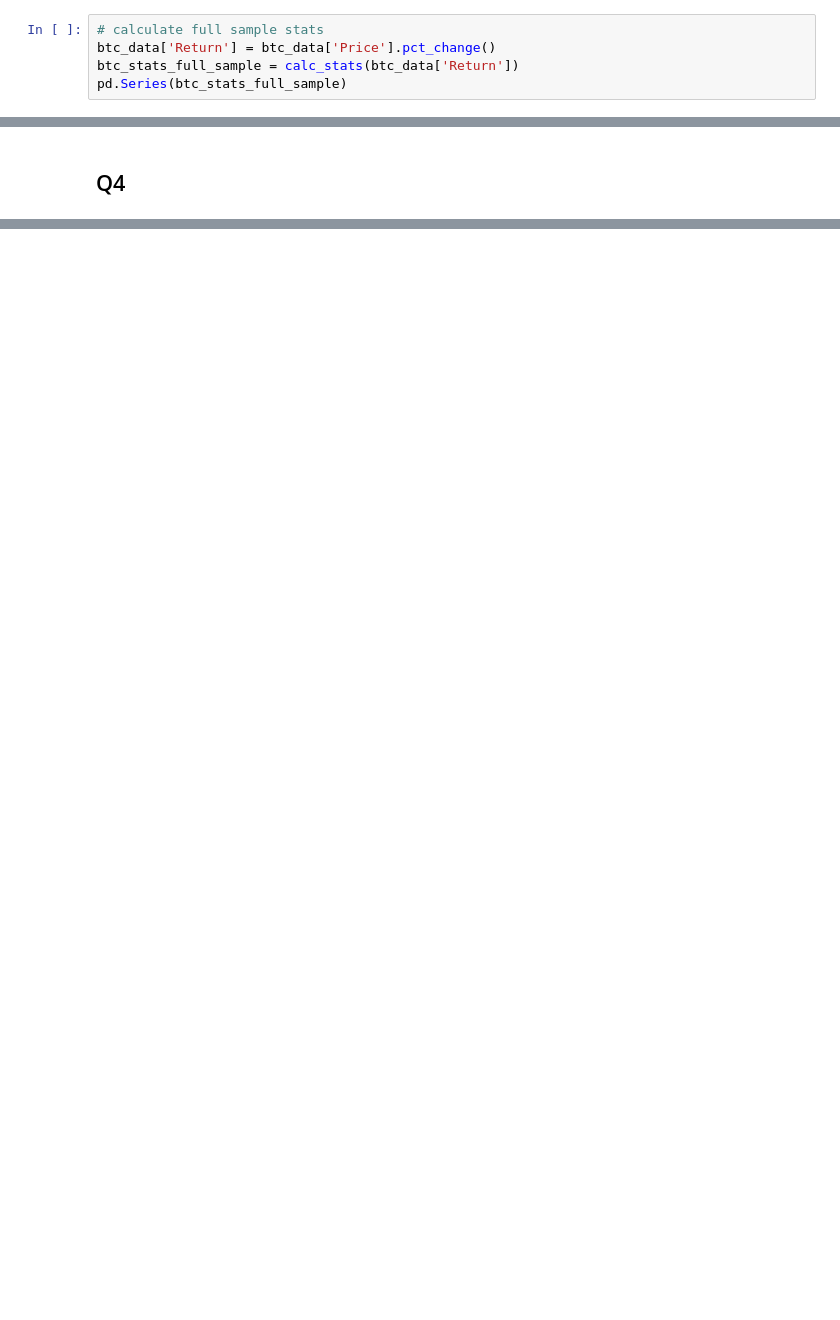
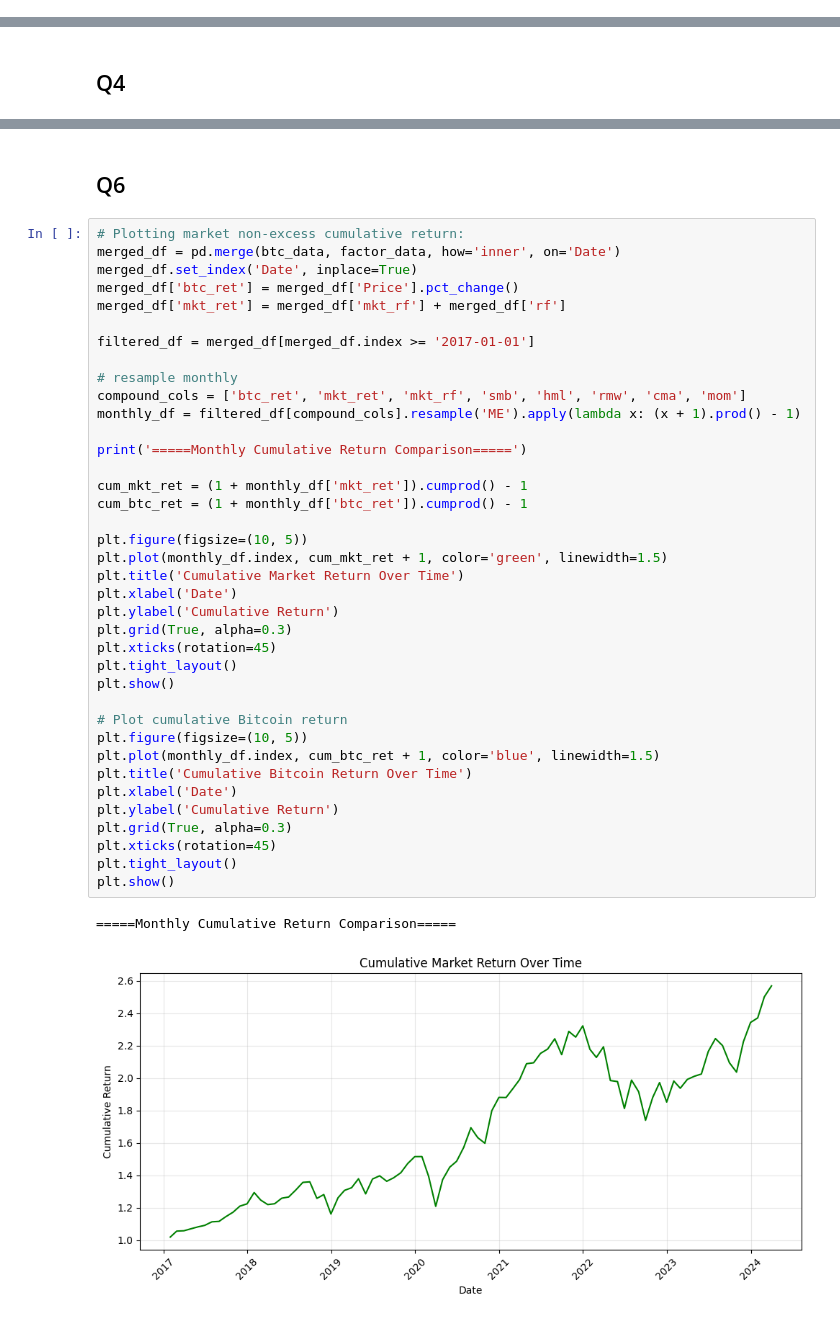
Before and after one commit to yeyechen/HKU-MFIN7037-QT, a Jupyter notebook: coursework_1.ipynb, the cells around one changed output, grey strips where cells are left out. Saved outputs shown, nothing was run; the diff lists cells and outputs as text; blank space fills up the shorter version.

```diff
--- a/coursework_1.ipynb
+++ b/coursework_1.ipynb
@@ -114,8 +94,3 @@ def calc_stats(returns: pd.Series, periods_per_year=252) -> dict:
     'percentile_50': percentiles.get(0.5),
     'percentile_90': percentiles.get(0.9)
   }
-# %%
-# calculate full sample stats
-btc_data['Return'] = btc_data['Price'].pct_change()
-btc_stats_full_sample = calc_stats(btc_data['Return'])
-pd.Series(btc_stats_full_sample)
@@ -331,0 +332,43 @@ Notes:
+# %% [markdown]
+## Q6
+# %%
+# Plotting market non-excess cumulative return:
+merged_df = pd.merge(btc_data, factor_data, how='inner', on='Date')
+merged_df.set_index('Date', inplace=True)
+merged_df['btc_ret'] = merged_df['Price'].pct_change()
+merged_df['mkt_ret'] = merged_df['mkt_rf'] + merged_df['rf']
+
+filtered_df = merged_df[merged_df.index >= '2017-01-01']
+
+# resample monthly
+compound_cols = ['btc_ret', 'mkt_ret', 'mkt_rf', 'smb', 'hml', 'rmw', 'cma', 'mom']
+monthly_df = filtered_df[compound_cols].resample('ME').apply(lambda x: (x + 1).prod() - 1)
+
+print('=====Monthly Cumulative Return Comparison=====')
+
+cum_mkt_ret = (1 + monthly_df['mkt_ret']).cumprod() - 1
+cum_btc_ret = (1 + monthly_df['btc_ret']).cumprod() - 1
+
+plt.figure(figsize=(10, 5))
+plt.plot(monthly_df.index, cum_mkt_ret + 1, color='green', linewidth=1.5)
+plt.title('Cumulative Market Return Over Time')
+plt.xlabel('Date')
+plt.ylabel('Cumulative Return')
+plt.grid(True, alpha=0.3)
+plt.xticks(rotation=45)
+plt.tight_layout()
+plt.show()
+
+# Plot cumulative Bitcoin return
+plt.figure(figsize=(10, 5))
+plt.plot(monthly_df.index, cum_btc_ret + 1, color='blue', linewidth=1.5)
+plt.title('Cumulative Bitcoin Return Over Time')
+plt.xlabel('Date')
+plt.ylabel('Cumulative Return')
+plt.grid(True, alpha=0.3)
+plt.xticks(rotation=45)
+plt.tight_layout()
+plt.show()
+# %% [output]
+=====Monthly Cumulative Return Comparison=====
+[figure, added]
```
Also changed, not shown: parts of 40 cells of this notebook.
